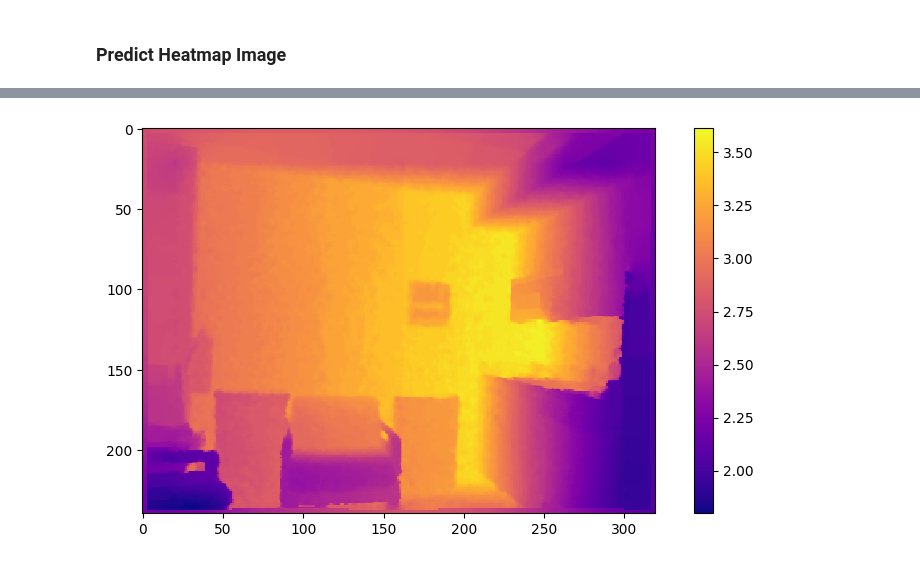
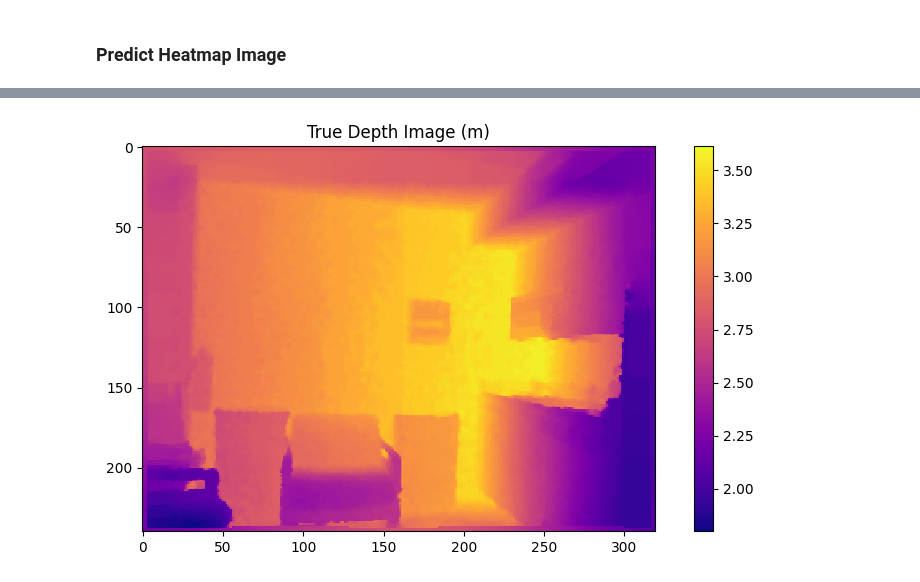
Before and after one commit to henrykaus/monocular-depth-estimation, a Jupyter notebook: notebook.ipynb, the cells around one changed output, grey strips where cells are left out. Cells and saved outputs as stored; diff of their text form; code cells hidden in the pictures.

```diff
--- a/notebook.ipynb
+++ b/notebook.ipynb
@@ -86,30 +108,9 @@ out = plt.imshow(rgb_image)
-# %%
-# Display Ground-Truth Image
-f = h5py.File('nyu_depth_v2_labeled.mat', 'r')
-nyu_depths = f['depths']
-nyu_depth_image = nyu_depths[0]
-nyu_depth_image = cv2.rotate(nyu_depth_image, cv2.ROTATE_90_CLOCKWISE)
-nyu_depth_image = cv2.flip(nyu_depth_image, 1)
-
-# Delete every other row and column of the array so it matched dimensions of out predicted image
-def condense_image(image_src):
-    image = np.copy(image_src)
-    for row in reversed(range(len(image))):
-        if row % 2 != 0:
-            image = np.delete(image, row, 0)
-
-    for column in reversed(range(len(image[0]))):
-        if column % 2 != 0:
-            image = np.delete(image, column, 1)
-    return image
-
-true_depth_image = condense_image(nyu_depth_image)
-
-plt.figure(figsize=(10,5))
-out = plt.imshow(true_depth_image, cmap='plasma', interpolation='nearest')
-out = plt.colorbar()
-# %% [output]
-[figure, removed]
+# %%
+# Display Ground-Truth Image
+true_depth_image = get_ground_truth(0)
+display(true_depth_image, "True Depth Image (m)")
+# %% [output]
+[figure, added]
 # %%
 # Display Predicted Image
 def normalize_image(image):
```
Also changed, not shown: parts of 13 cells of this notebook, 3 other files.
